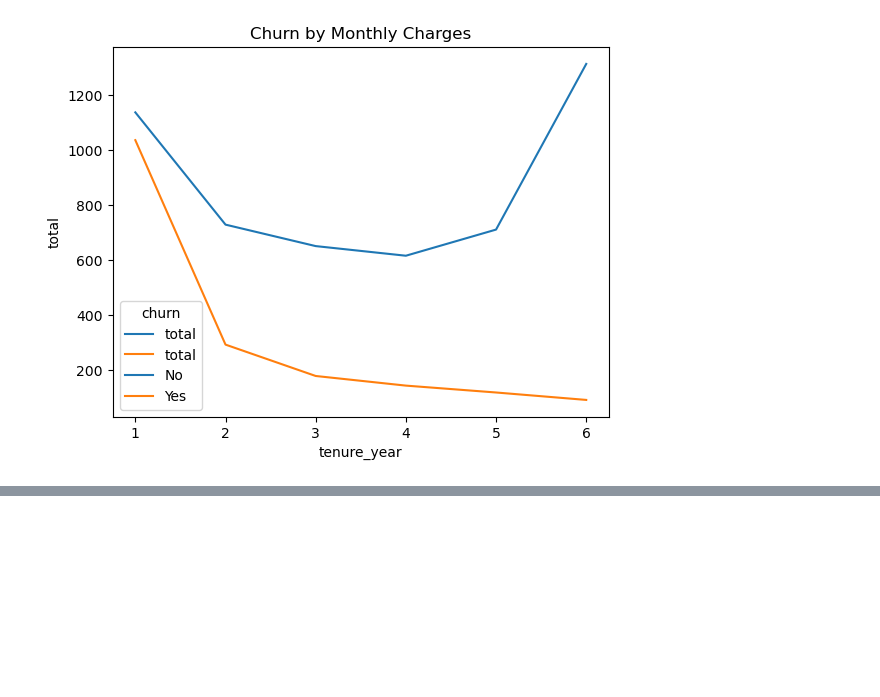
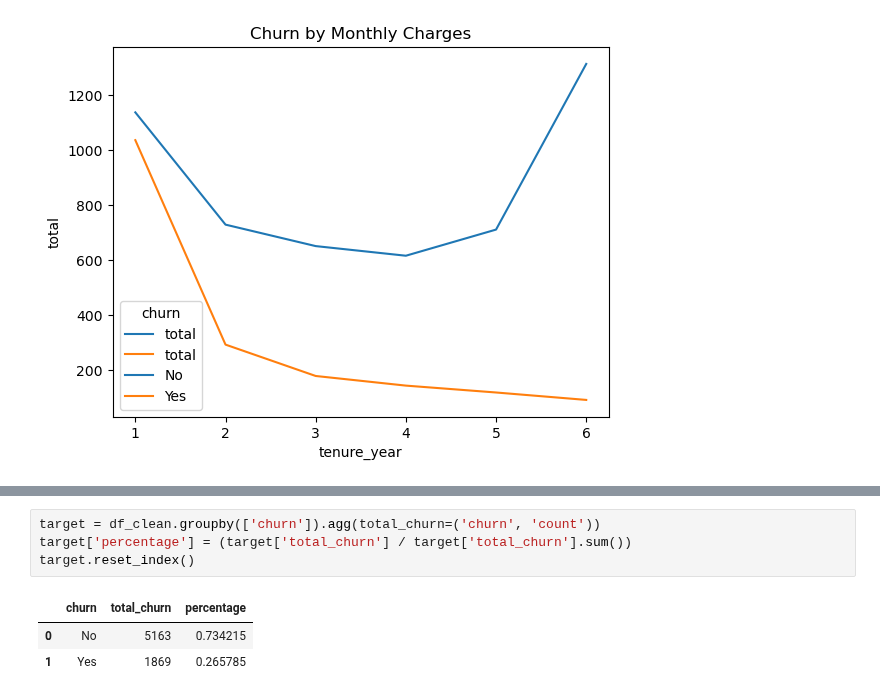
Before and after one commit to FTDS-assignment-bay/p2-final-project-ftds-001-sby-group-001, a Jupyter notebook: data_engineer.ipynb, the cells around one changed output, grey strips where cells are left out. Drawn from its saved outputs; the diff is of its cells as text; blank space fills up the shorter version.

```diff
--- a/data_engineer.ipynb
+++ b/data_engineer.ipynb
@@ -324,0 +333,8 @@ ax.set(title='Churn by Monthly Charges')
+# %%
+target = df_clean.groupby(['churn']).agg(total_churn=('churn', 'count'))
+target['percentage'] = (target['total_churn'] / target['total_churn'].sum())
+target.reset_index()
+# %% [output]
+|  | churn | total_churn | percentage |
+| 0 | No | 5163 | 0.734215 |
+| 1 | Yes | 1869 | 0.265785 |
```
Also changed, not shown: parts of 1 cell of this notebook, 1 other file.
